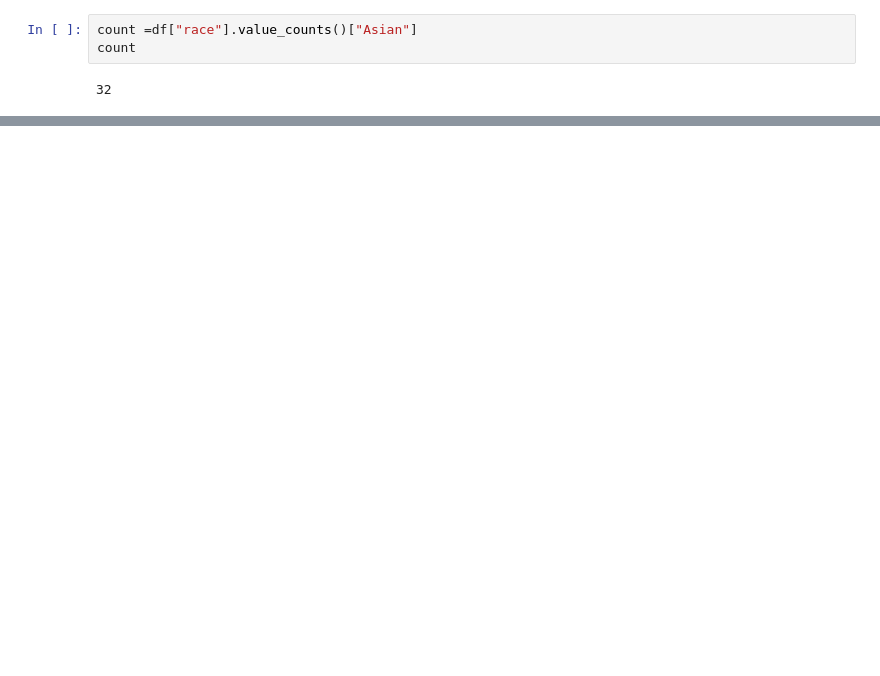
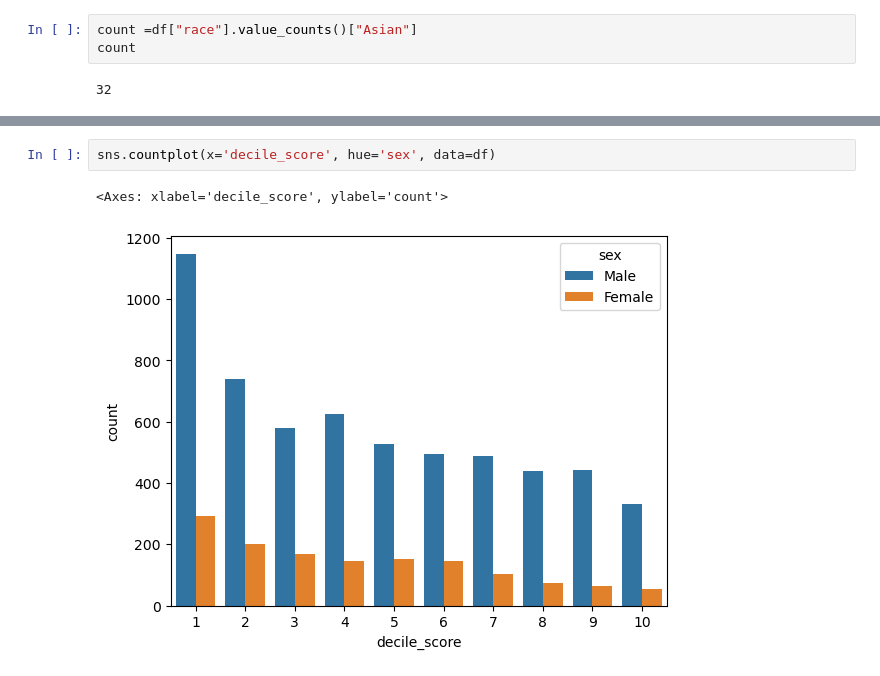
Before and after one commit to Nate206/DataScience1, a Jupyter notebook: CodeTemplates/SeabornFundamentals.ipynb, the cells around one changed output, grey strips where cells are left out. Drawn from its saved outputs; the diff is of its cells as text; blank space fills up the shorter version.

```diff
--- a/CodeTemplates/SeabornFundamentals.ipynb
+++ b/CodeTemplates/SeabornFundamentals.ipynb
@@ -80,0 +62,5 @@ plt.show()
+# %%
+sns.countplot(x='decile_score', hue='sex', data=df)
+# %% [output]
+<Axes: xlabel='decile_score', ylabel='count'>
+[figure, added]
```
Also changed, not shown: parts of 11 cells of this notebook.
